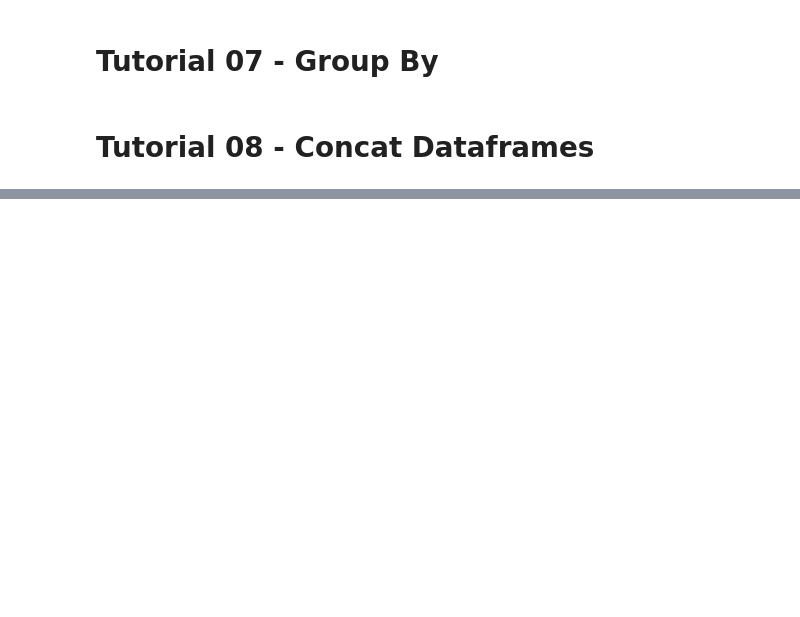
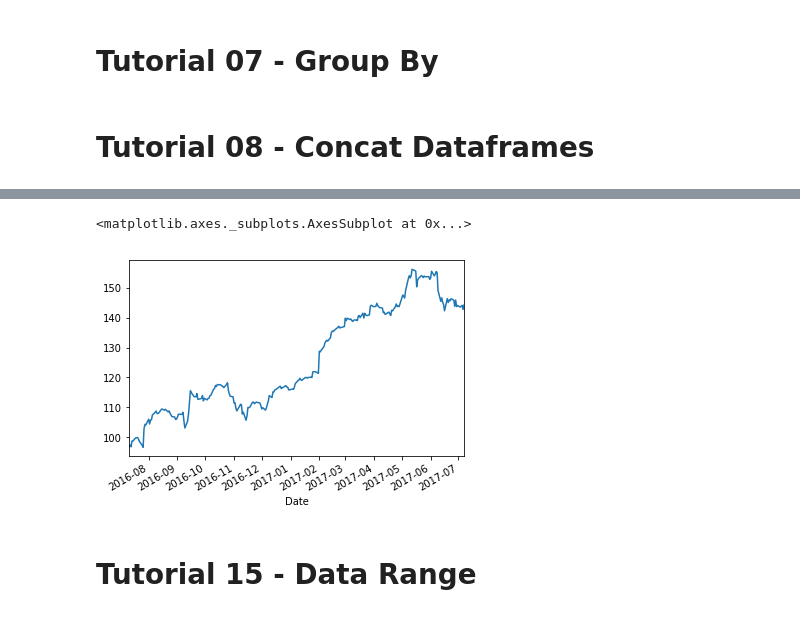
Before and after one commit to jchemile/varios, a Jupyter notebook: code_basics/pandas_tutorial/pandas_tutorial.ipynb, the cells around one changed output, grey strips where cells are left out. Drawn from its saved outputs; the diff is of its cells as text; code cells hidden in the pictures; blank space fills up the shorter version.

```diff
--- a/code_basics/pandas_tutorial/pandas_tutorial.ipynb
+++ b/code_basics/pandas_tutorial/pandas_tutorial.ipynb
@@ -545,0 +601,7 @@ pd.concat([temperature_df,s], axis=1)
+# %%
+df.Close.plot()
+# %% [output]
+<matplotlib.axes._subplots.AxesSubplot at 0x...>
+[figure, added]
+# %% [markdown]
+# Tutorial 15 - Data Range
```
Also changed, not shown: parts of 102 cells of this notebook, 12 other files.
